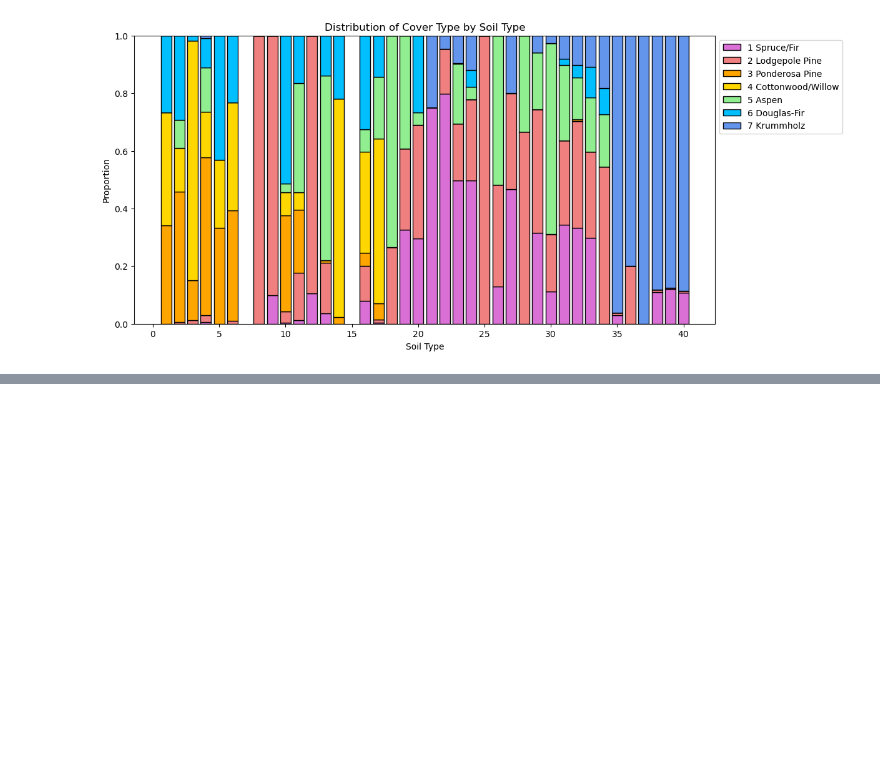
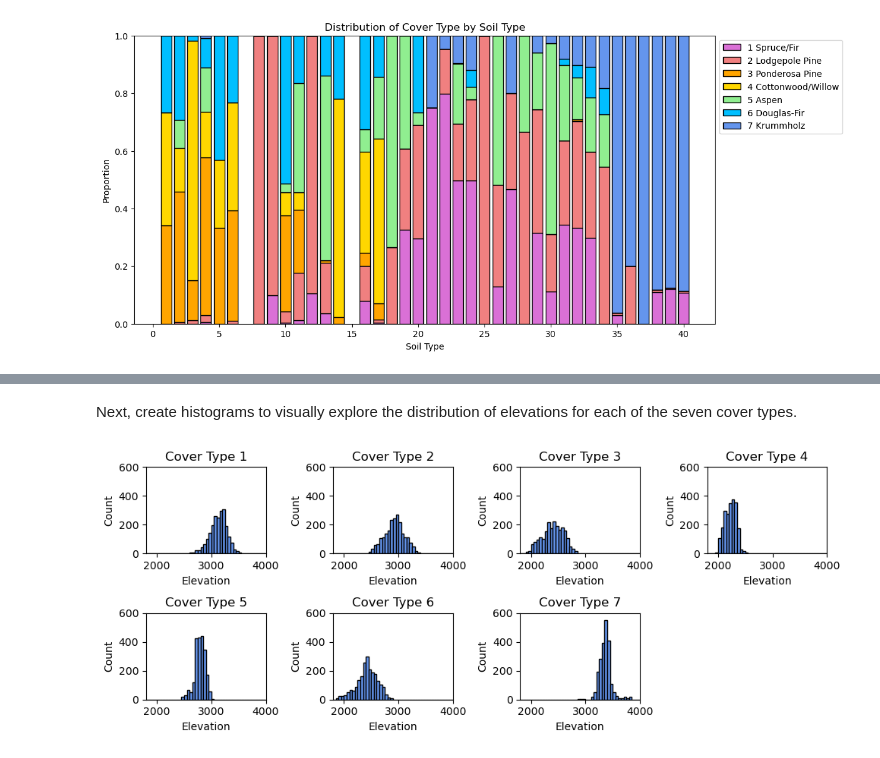
Before and after one commit to slylockfox/Maryville-DSCI-503-2, a Jupyter notebook: Project_04_Snyder.ipynb, the cells around one changed output, grey strips where cells are left out. Saved outputs shown, nothing was run; the diff lists cells and outputs as text; code cells hidden in the pictures; blank space fills up the shorter version.

```diff
--- a/Project_04_Snyder.ipynb
+++ b/Project_04_Snyder.ipynb
@@ -117,7 +117,8 @@ bb = np.cumsum(ct_by_wa_props) - ct_by_wa_props
 plt.figure(figsize=[8,4])
 
 # add a cover type string value for the plot legend
-cover_type_names = ['Spruce/Fir', 'Lodgepole Pine', 'Ponderosa Pine', 'Cottonwood/Willow', 'Aspen', 'Douglas-Fir', 'Krummholz']
+cover_type_names = ['Spruce/Fir', 'Lodgepole Pine', 'Ponderosa Pine', 'Cottonwood/Willow',
+                    'Aspen', 'Douglas-Fir', 'Krummholz']
 
 # Loop over the rows of ct_by_wa_props. Each time this loop executes, add a bar chart to the figure
 for i in range(0, len(ct_by_wa.iloc[:,0])):
@@ -129,7 +130,8 @@ for i in range(0, len(ct_by_wa.iloc[:,0])):
     color = palette[i]
     # The label for the legend should be set to the value of Cover_Type associated with the current row.
     label = f'{ct_by_wa.index[i]} {cover_type_names[ct_by_wa.index[i] - 1]}'
-    plt.bar(x=ct_by_wa.columns, height=bar_height, color=color, edgecolor='black', bottom=bar_bottom, label=label)
+    plt.bar(x=ct_by_wa.columns, height=bar_height, color=color,
+            edgecolor='black', bottom=bar_bottom, label=label)
 
 
 # Set the labels for the x and y axes to be "Wilderness Area" and "Proportion".
@@ -188,7 +190,8 @@ for i in range(0, len(ct_by_st.iloc[:,0])):
     bar_bottom = bb.iloc[i]
     color = palette[i]
     label = f'{ct_by_st.index[i]} {cover_type_names[ct_by_st.index[i] - 1]}'
-    plt.bar(x=ct_by_st.columns, height=bar_height, color=color, edgecolor='black', bottom=bar_bottom, label=label)
+    plt.bar(x=ct_by_st.columns, height=bar_height, color=color,
+            edgecolor='black', bottom=bar_bottom, label=label)
 
 
 # Change the words "Wilderness Area" to "Soil Type" in the x-axis label and in the title.
@@ -209,0 +234,42 @@ plt.show()
+# %% [markdown]
+Next, create histograms to visually explore the distribution of elevations for each of the seven cover types.
+# %%
+# Create a figure containing seven subplots arranged in a 2x4 grid (the bottom right subplot will be empty). Each of the
+# subplots should contain a histogram of elevations for regions with one specific cover type. This can be accomplished with
+# the following steps:
+
+# Set a figure size of [12,6].
+plt.figure(figsize=[10,4])
+
+# Loop over the possible values of Cover_Type (which are integers, 1 – 7).
+for i in range(1,8):
+
+    # Create a new subplot.
+    plt.subplot(2,4,i) # seven subplots arranged in a 2x4 grid
+
+    # Add a histogram of Elevation, using only the observations corresponding to the current value of Cover_Type.
+    sel = fc.loc[:,'Cover_Type'] == i
+
+    # Set bins=np.arange(1800, 4050, 50) and set the fill color for the bars to be
+    # equal to the corresponding color in palette.
+    plt.hist(x=fc.loc[sel, 'Elevation'].values,
+         bins=np.arange(1800, 4050, 50),
+         edgecolor='k', color='cornflowerblue')
+
+    # Set the title of the subplot to be "Cover Type X", with "X" replaced by the appropriate integer.
+    plt.title(f'Cover Type {i}')
+
+    # Set the x-limits to [1800,4000] and set the y-limits to be [0,600].
+    plt.xlim([1800,4000])
+    plt.ylim([0, 600])
+
+    # Set the axis labels for each subplot to "Elevation" and "Count".
+    plt.xlabel('Elevation')
+    plt.ylabel('Count')
+
+
+# After the loop finishes, call plt.tight_layout(), and then use plt.show() to display the figure.
+plt.tight_layout()
+plt.show()
+# %% [output]
+[figure, added]
```
Also changed, not shown: parts of 2 cells of this notebook, 1 other file.
